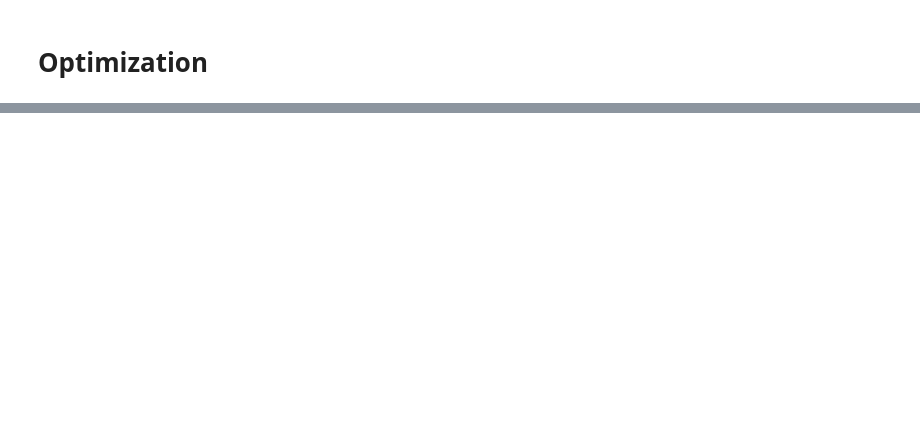
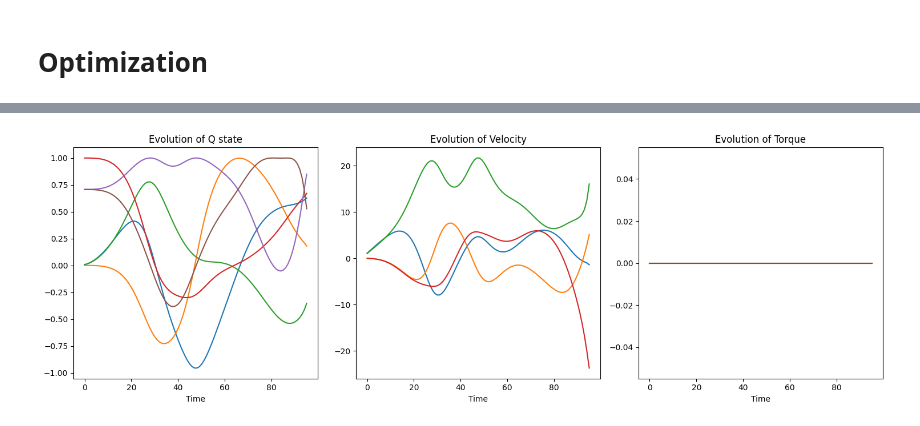
Before and after one commit to balthazarneveu/monocular_pose_and_forces_estimation, a Jupyter notebook: scripts/optimization_demo.ipynb, the cells around one changed output, grey strips where cells are left out. Drawn from its saved outputs; the diff is of its cells as text; code cells hidden in the pictures; blank space fills up the shorter version.

```diff
--- a/scripts/optimization_demo.ipynb
+++ b/scripts/optimization_demo.ipynb
@@ -270,0 +283,14 @@ plot_optimization_curves([
+# %%
+fig, axes = plt.subplots(1, 3, figsize=(15, 5))
+
+# Plotting each array
+for i, tpl in enumerate([(tq_gt, "Q state"), (tvq_gt, "Velocity"), (ttauq_gt, "Torque")]):
+    array, title = tpl
+    axes[i].plot(array)
+    axes[i].set_title('Evolution of ' + title)
+    axes[i].set_xlabel('Time')
+
+plt.tight_layout()
+plt.show()
+# %% [output]
+[figure, added]
```
Also changed, not shown: parts of 21 cells of this notebook, 2 other files.
